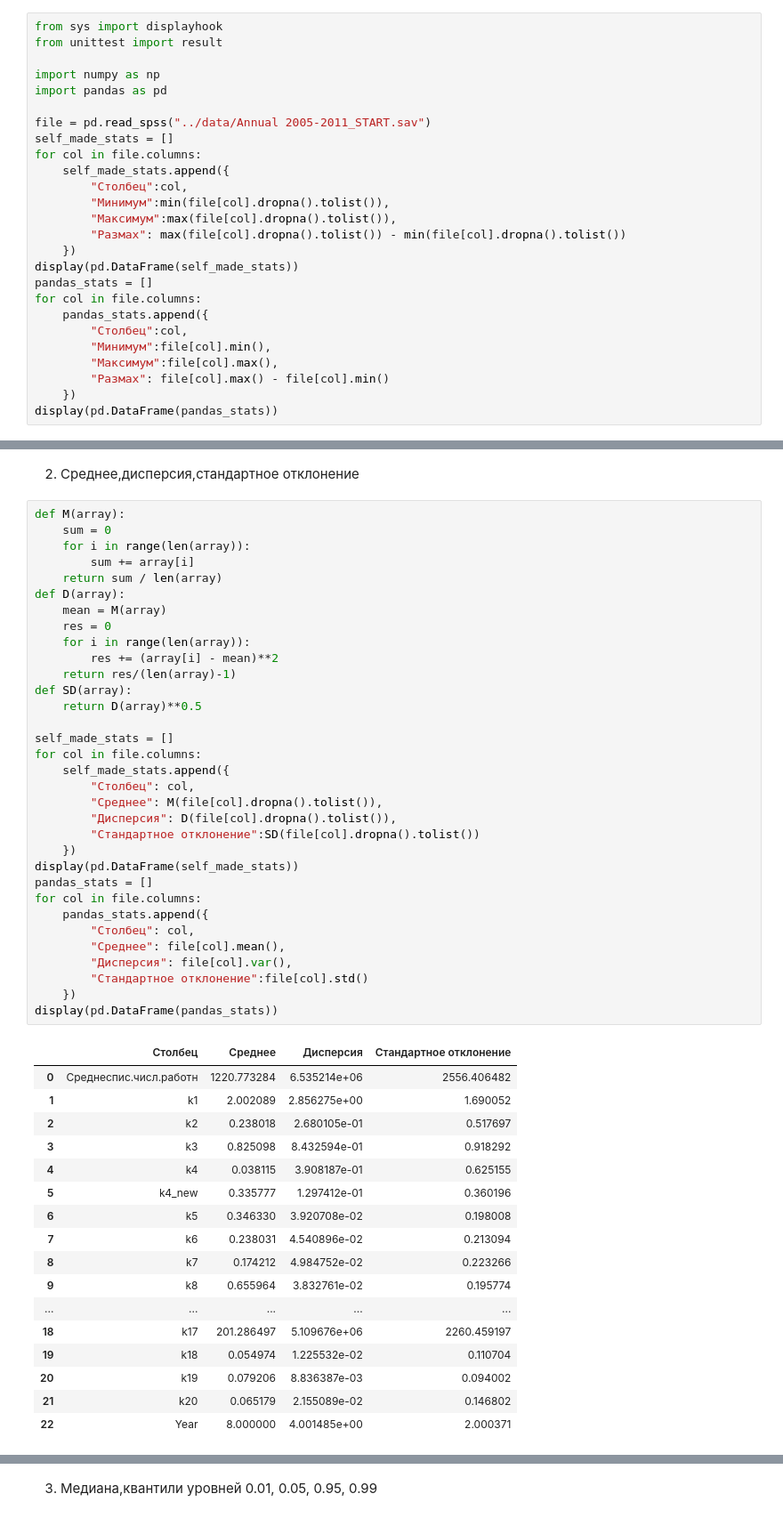
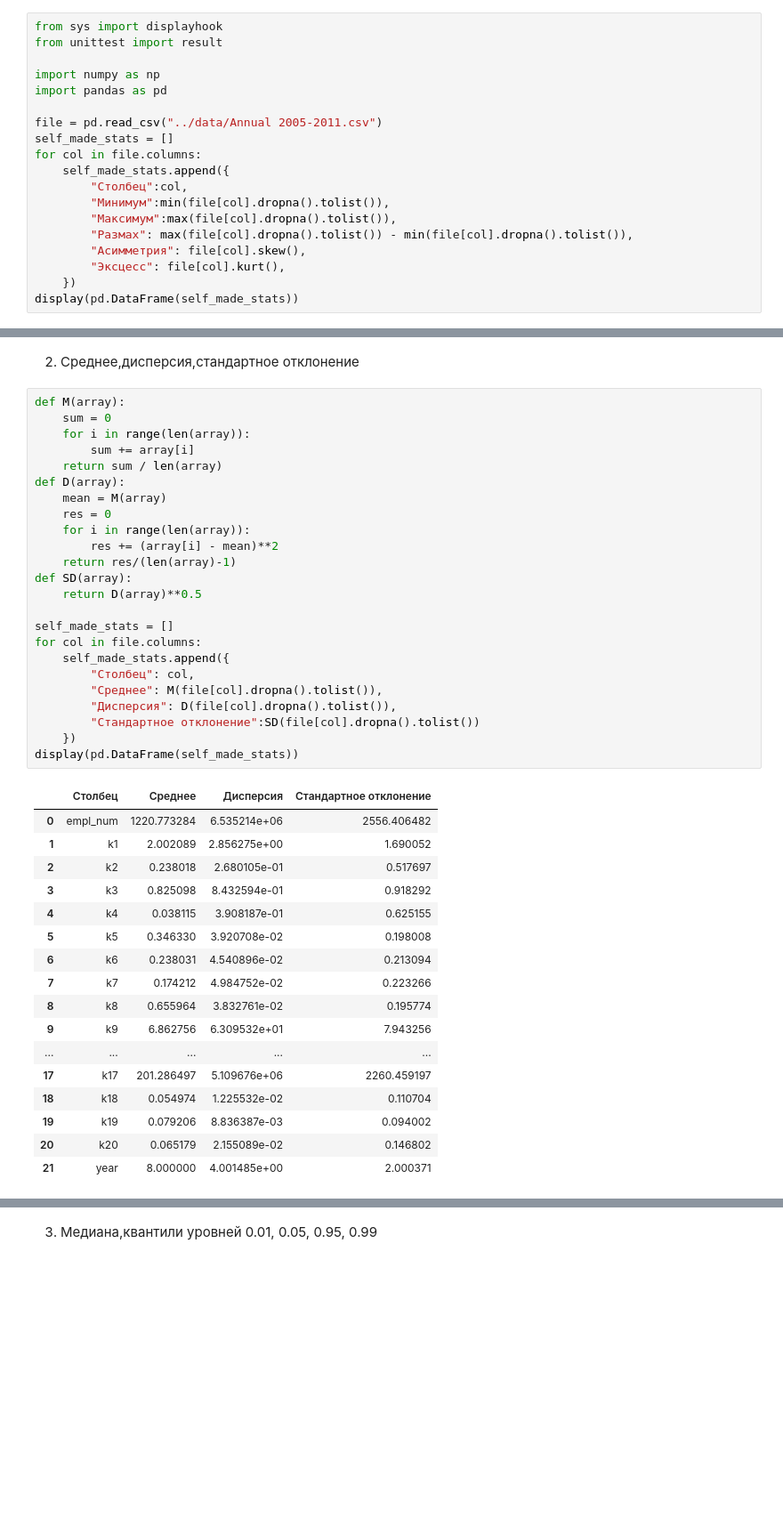
Before and after one commit to poluzerovT/daefi, a Jupyter notebook: dobricki/task1.ipynb, the cells around one changed output, grey strips where cells are left out. Shown at 89% size. Cells and saved outputs as stored; diff of their text form; blank space fills up the shorter version.

```diff
--- a/dobricki/task1.ipynb
+++ b/dobricki/task1.ipynb
@@ -9,23 +9,16 @@ from unittest import result
 import numpy as np
 import pandas as pd
 
-file = pd.read_spss("../data/Annual 2005-2011_START.sav")
+file = pd.read_csv("../data/Annual 2005-2011.csv")
 self_made_stats = []
 for col in file.columns:
     self_made_stats.append({
         "Столбец":col,
         "Минимум":min(file[col].dropna().tolist()),
         "Максимум":max(file[col].dropna().tolist()),
-        "Размах": max(file[col].dropna().tolist()) - min(file[col].dropna().tolist())
+        "Размах": max(file[col].dropna().tolist()) - min(file[col].dropna().tolist()),
+        "Асимметрия": file[col].skew(),
+        "Эксцесс": file[col].kurt(),
     })
 display(pd.DataFrame(self_made_stats))
-pandas_stats = []
-for col in file.columns:
-    pandas_stats.append({
-        "Столбец":col,
-        "Минимум":file[col].min(),
-        "Максимум":file[col].max(),
-        "Размах": file[col].max() - file[col].min()
-    })
-display(pd.DataFrame(pandas_stats))
 # %% [output]
@@ -68,51 +44,42 @@ display(pd.DataFrame(pandas_stats))
 # %%
 def M(array):
     sum = 0
     for i in range(len(array)):
         sum += array[i]
     return sum / len(array)
 def D(array):
     mean = M(array)
     res = 0
     for i in range(len(array)):
         res += (array[i] - mean)**2
     return res/(len(array)-1)
 def SD(array):
     return D(array)**0.5
 
 self_made_stats = []
 for col in file.columns:
     self_made_stats.append({
         "Cтолбец": col,
         "Среднее": M(file[col].dropna().tolist()),
         "Дисперсия": D(file[col].dropna().tolist()),
         "Стандартное отклонение":SD(file[col].dropna().tolist())
     })
 display(pd.DataFrame(self_made_stats))
-pandas_stats = []
-for col in file.columns:
-    pandas_stats.append({
-        "Столбец": col,
-        "Среднее": file[col].mean(),
-        "Дисперсия": file[col].var(),
-        "Стандартное отклонение":file[col].std()
-    })
-display(pd.DataFrame(pandas_stats))
 # %% [output]
 |  | Cтолбец | Среднее | Дисперсия | Стандартное отклонение |
-| 0 | Cреднеспис.числ.работн | 1220.773284 | 6.535214e+06 | 2556.406482 |
+| 0 | empl_num | 1220.773284 | 6.535214e+06 | 2556.406482 |
 | 1 | k1 | 2.002089 | 2.856275e+00 | 1.690052 |
 | 2 | k2 | 0.238018 | 2.680105e-01 | 0.517697 |
 | 3 | k3 | 0.825098 | 8.432594e-01 | 0.918292 |
 | 4 | k4 | 0.038115 | 3.908187e-01 | 0.625155 |
-| 5 | k4_new | 0.335777 | 1.297412e-01 | 0.360196 |
-| 6 | k5 | 0.346330 | 3.920708e-02 | 0.198008 |
-| 7 | k6 | 0.238031 | 4.540896e-02 | 0.213094 |
-| 8 | k7 | 0.174212 | 4.984752e-02 | 0.223266 |
-| 9 | k8 | 0.655964 | 3.832761e-02 | 0.195774 |
+| 5 | k5 | 0.346330 | 3.920708e-02 | 0.198008 |
+| 6 | k6 | 0.238031 | 4.540896e-02 | 0.213094 |
+| 7 | k7 | 0.174212 | 4.984752e-02 | 0.223266 |
+| 8 | k8 | 0.655964 | 3.832761e-02 | 0.195774 |
+| 9 | k9 | 6.862756 | 6.309532e+01 | 7.943256 |
 | ... | ... | ... | ... | ... |
-| 18 | k17 | 201.286497 | 5.109676e+06 | 2260.459197 |
-| 19 | k18 | 0.054974 | 1.225532e-02 | 0.110704 |
-| 20 | k19 | 0.079206 | 8.836387e-03 | 0.094002 |
-| 21 | k20 | 0.065179 | 2.155089e-02 | 0.146802 |
-| 22 | Year | 8.000000 | 4.001485e+00 | 2.000371 |
+| 17 | k17 | 201.286497 | 5.109676e+06 | 2260.459197 |
+| 18 | k18 | 0.054974 | 1.225532e-02 | 0.110704 |
+| 19 | k19 | 0.079206 | 8.836387e-03 | 0.094002 |
+| 20 | k20 | 0.065179 | 2.155089e-02 | 0.146802 |
+| 21 | year | 8.000000 | 4.001485e+00 | 2.000371 |
```
Also changed, not shown: parts of 9 cells of this notebook.
